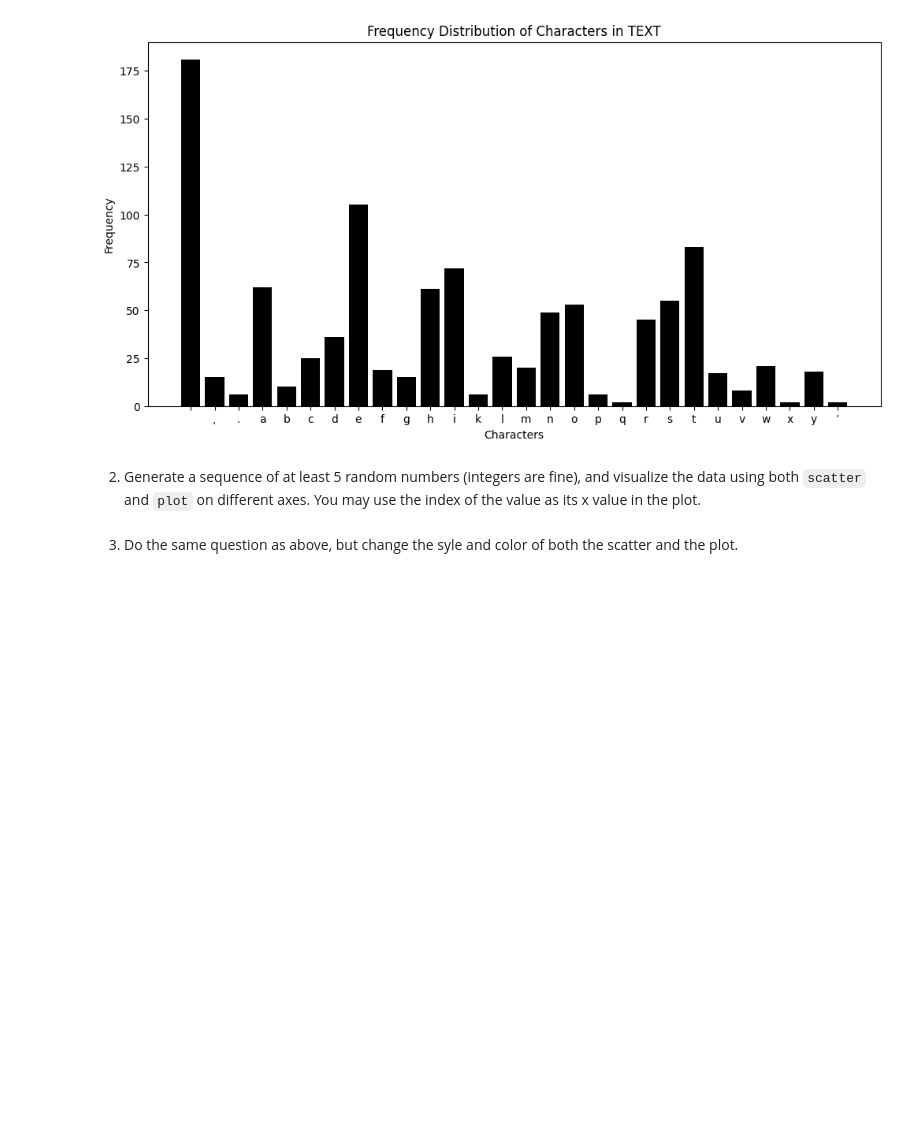
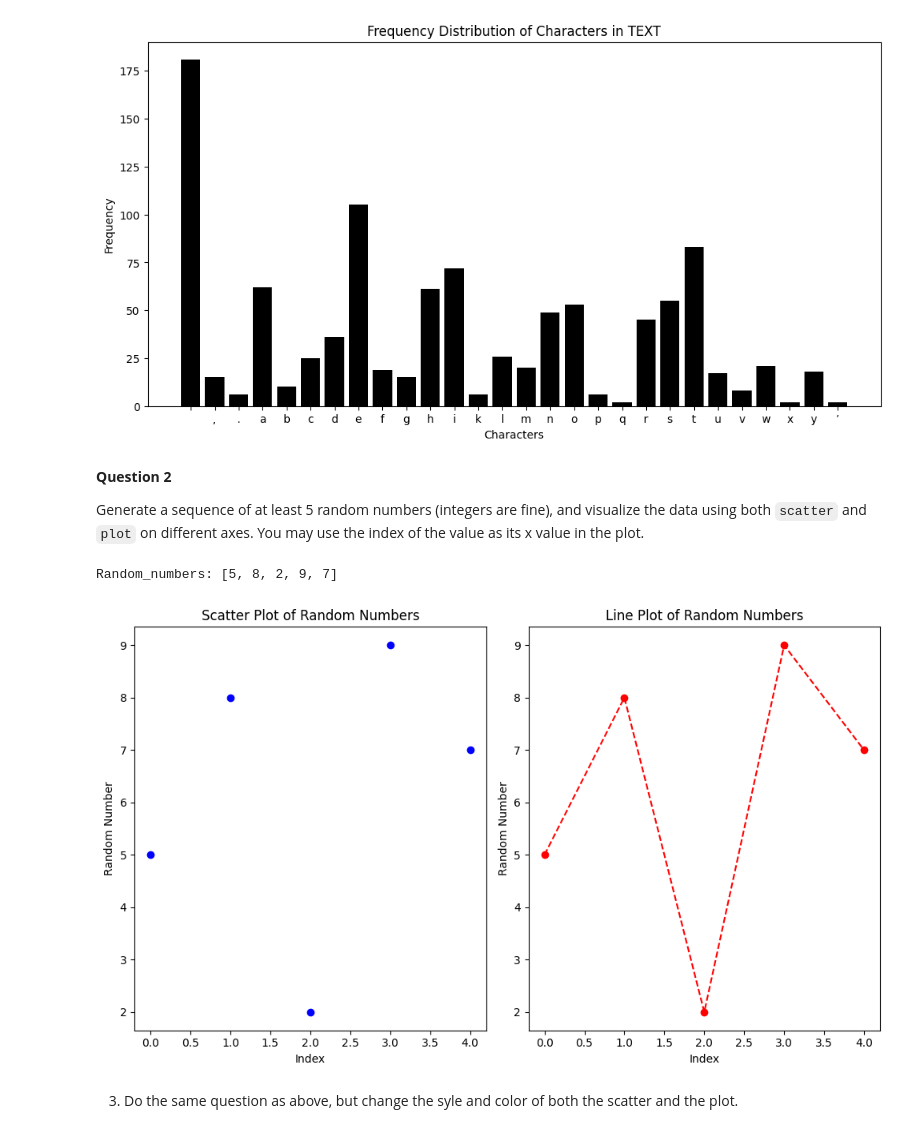
Before and after one commit to drodmay1/pyplot, a Jupyter notebook: pyplot.ipynb, the cells around one changed output. Cells and saved outputs as stored; diff of their text form; code cells hidden in the pictures; blank space fills up the shorter version.

```diff
--- a/pyplot.ipynb
+++ b/pyplot.ipynb
@@ -48,7 +48,42 @@ plt.show()
 # %% [output]
 [figure]
 # %% [markdown]
-2. Generate a sequence of at least 5 random numbers (integers are fine), and visualize the data using both `scatter` and `plot` on different axes.  You may use the index of the value as its x value in the plot.
+**Question 2**
+
+Generate a sequence of at least 5 random numbers (integers are fine), and visualize the data using both `scatter` and `plot` on different axes.  You may use the index of the value as its x value in the plot.
+# %%
+import matplotlib.pyplot as plt
+import random
+import numpy as np
+
+# Generate a sequence of 5 random integers
+random_numbers = [random.randint(1, 10) for _ in range(5)]
+print ("Random_numbers:", random_numbers)
+x_values = list(range(len(random_numbers)))
+
+# Create a figure
+plt.figure(figsize=(10, 6))
+
+# Create plot 1
+plt.subplot(1, 2, 1)
+plt.scatter(x_values, random_numbers, color='blue', marker='o')
+plt.title('Scatter Plot of Random Numbers')
+plt.xlabel('Index')
+plt.ylabel('Random Number')
+
+# Create plot 2
+plt.subplot(1, 2, 2)
+plt.plot(x_values, random_numbers, color='red', marker='o', linestyle='--')
+plt.title('Line Plot of Random Numbers')
+plt.xlabel('Index')
+plt.ylabel('Random Number')
+
+# Display the plots
+plt.tight_layout()
+plt.show()
+# %% [output]
+Random_numbers: [5, 8, 2, 9, 7]
+[figure, added]
 # %% [markdown]
 3. Do the same question as above, but change the syle and color of both the scatter and the plot.
 # %% [markdown]
```
